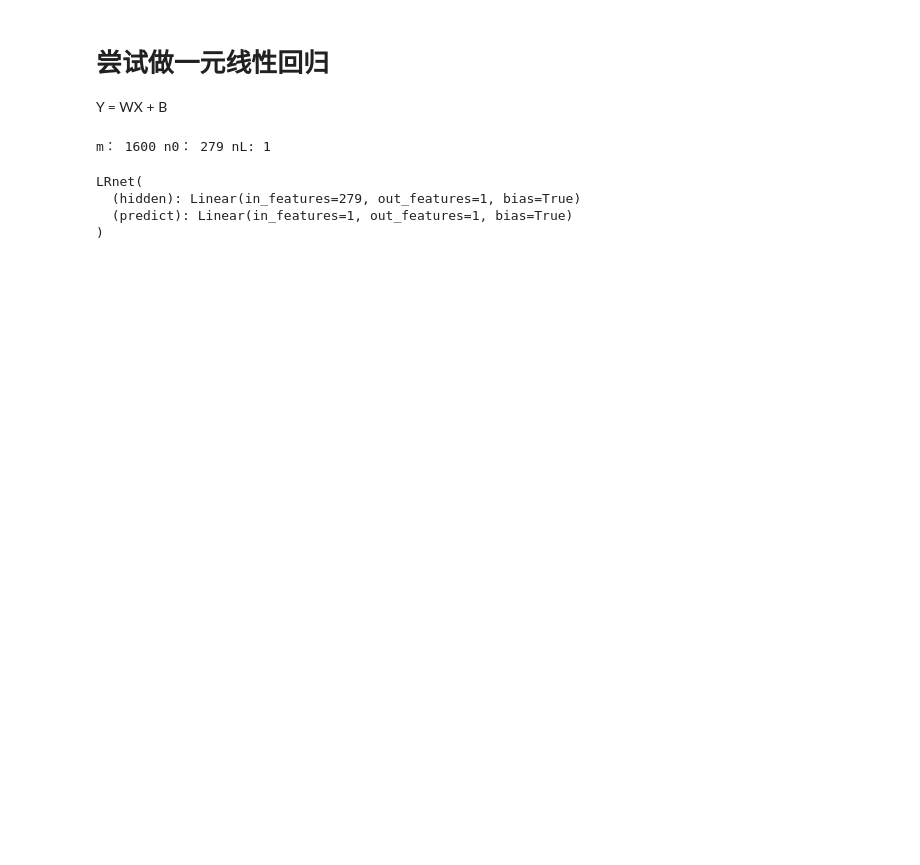
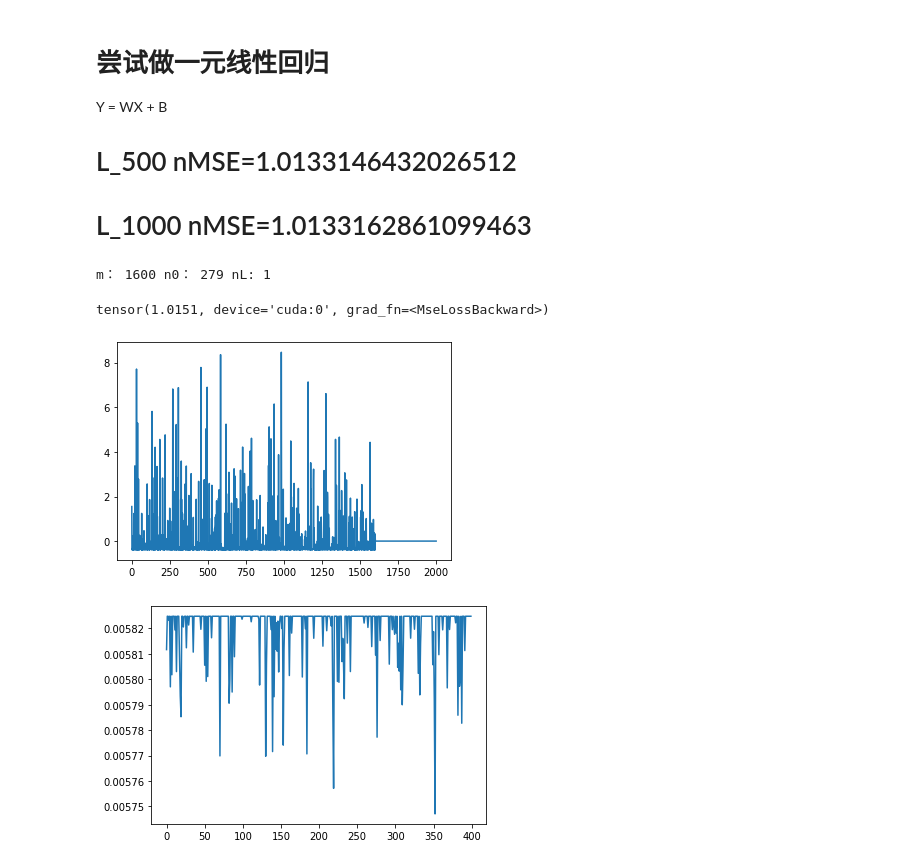
Before and after one commit to PlatanusCarl/CNN, a Jupyter notebook: homework3/main.ipynb, the cells around one changed output. Saved outputs shown, nothing was run; the diff lists cells and outputs as text; code cells hidden in the pictures; blank space fills up the shorter version.

```diff
--- a/homework3/main.ipynb
+++ b/homework3/main.ipynb
@@ -23,3 +24,6 @@ aural_test = aural[1600:,:]
 social_test = social[1600:,:]
 textual_test = textual[1600:,:]
 visual_test = visual[1600:,:]
+# %%
+#GPU
+use_gpu = torch.cuda.is_available()
@@ -26,6 +43,9 @@ visual_test = visual[1600:,:]
 # %% [markdown]
 # 尝试做一元线性回归
 Y = WX + B
+
+# L_500 nMSE=1.0133146432026512
+# L_1000 nMSE=1.0133162861099463
 # %%
 #连接数据
 linear_train = np.concatenate([aural_train, social_train,textual_train,visual_train], 1)
@@ -53,13 +73,41 @@ class LRnet(nn.Module):
         x = self.predict(x)             # linear output
         return x
 # %%
-reg = LRnet()
-print(reg)
-optimizer = torch.optim.SGD(reg.parameters(), lr=0.2)
+net = LRnet()
+optimizer = torch.optim.SGD(net.parameters(), lr=0.2)
 loss_func = torch.nn.MSELoss()
-plt.ion()
+if(use_gpu):
+    net = net.cuda()
+    loss_func = loss_func.cuda()
-# %% [output]
-LRnet(
-  (hidden): Linear(in_features=279, out_features=1, bias=True)
-  (predict): Linear(in_features=1, out_features=1, bias=True)
-)
+# %%
+data = {'x':torch.from_numpy(linear_train),'y':torch.from_numpy(train)}
+if (use_gpu):
+    data['x'],data['y'] = data['x'].cuda(),data['y'].cuda()
+for t in range(1000):
+    prediction = net(data['x'])
+    loss = loss_func(prediction, data['y'])     # must be (1. nn output, 2. target)
+
+    optimizer.zero_grad()   # clear gradients for next train
+    loss.backward()         # backpropagation, compute gradients
+    optimizer.step()        # apply gradients
+print(loss)
+if(use_gpu):
+    net = net.cpu()
+predict = net(torch.from_numpy(linear_test))
+pre = predict.detach().numpy().flatten()
+total = np.concatenate([train,pre])
+x = range(total.shape[0])
+y = total[x]
+plt.plot(x,y)
+plt.show()
+x = range(pre.shape[0])
+y = pre[x]
+plt.plot(x,y)
+plt.show()
+np.save(r'prediction/L_1000.npy',pre)
+# L_500 nMSE=1.0133146432026512
+# L_1000 nMSE=1.0133162861099463
+# %% [output]
+tensor(1.0151, device='cuda:0', grad_fn=<MseLossBackward>)
+[figure, added]
+[figure, added]
```
Also changed, not shown: parts of 10 cells of this notebook, 14 other files.
